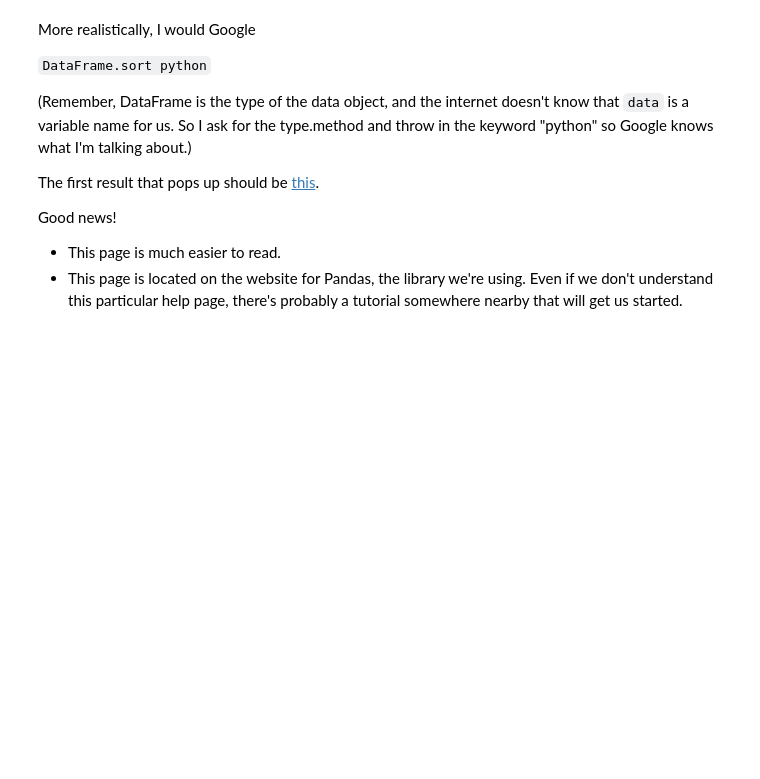
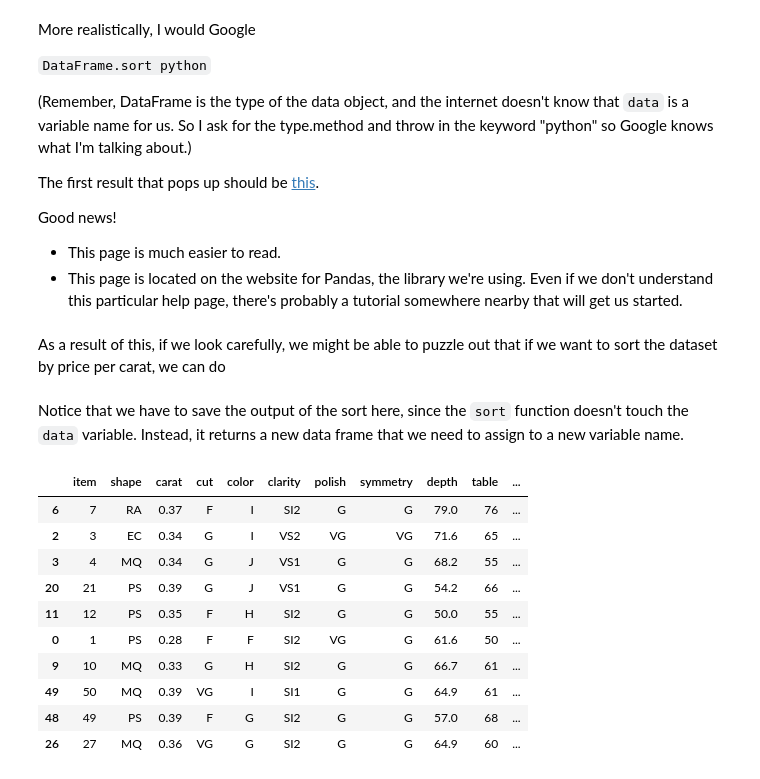
Before and after one commit to jmxpearson/DIBS_materials, a Jupyter notebook: python/Basic Data Analysis.ipynb, the cells around one changed output. Saved outputs shown, nothing was run; the diff lists cells and outputs as text; code cells hidden in the pictures; blank space fills up the shorter version.

```diff
--- a/python/Basic Data Analysis.ipynb
+++ b/python/Basic Data Analysis.ipynb
@@ -197,3 +197,23 @@ The first result that pops up should be [this](http://pandas.pydata.org/pandas-d
 Good news!
 - This page is much easier to read.
 - This page is located on the website for Pandas, the library we're using. Even if we don't understand this particular help page, there's probably a tutorial somewhere nearby that will get us started.
+# %% [markdown]
+As a result of this, if we look carefully, we might be able to puzzle out that if we want to sort the dataset by price per carat, we can do
+# %%
+data_sorted = data.sort('price per carat')
+# %% [markdown]
+Notice that we have to save the output of the sort here, since the `sort` function doesn't touch the `data` variable. Instead, it returns a new data frame that we need to assign to a new variable name.
+# %%
+data_sorted.head(10)
+# %% [output]
+|  | item | shape | carat | cut | color | clarity | polish | symmetry | depth | table | ... |
+| 6 | 7 | RA | 0.37 | F | I | SI2 | G | G | 79.0 | 76 | ... |
+| 2 | 3 | EC | 0.34 | G | I | VS2 | VG | VG | 71.6 | 65 | ... |
+| 3 | 4 | MQ | 0.34 | G | J | VS1 | G | G | 68.2 | 55 | ... |
+| 20 | 21 | PS | 0.39 | G | J | VS1 | G | G | 54.2 | 66 | ... |
+| 11 | 12 | PS | 0.35 | F | H | SI2 | G | G | 50.0 | 55 | ... |
+| 0 | 1 | PS | 0.28 | F | F | SI2 | VG | G | 61.6 | 50 | ... |
+| 9 | 10 | MQ | 0.33 | G | H | SI2 | G | G | 66.7 | 61 | ... |
+| 49 | 50 | MQ | 0.39 | VG | I | SI1 | G | G | 64.9 | 61 | ... |
+| 48 | 49 | PS | 0.39 | F | G | SI2 | G | G | 57.0 | 68 | ... |
+| 26 | 27 | MQ | 0.36 | VG | G | SI2 | G | G | 64.9 | 60 | ... |
```
Also changed, not shown: parts of 8 cells of this notebook.
